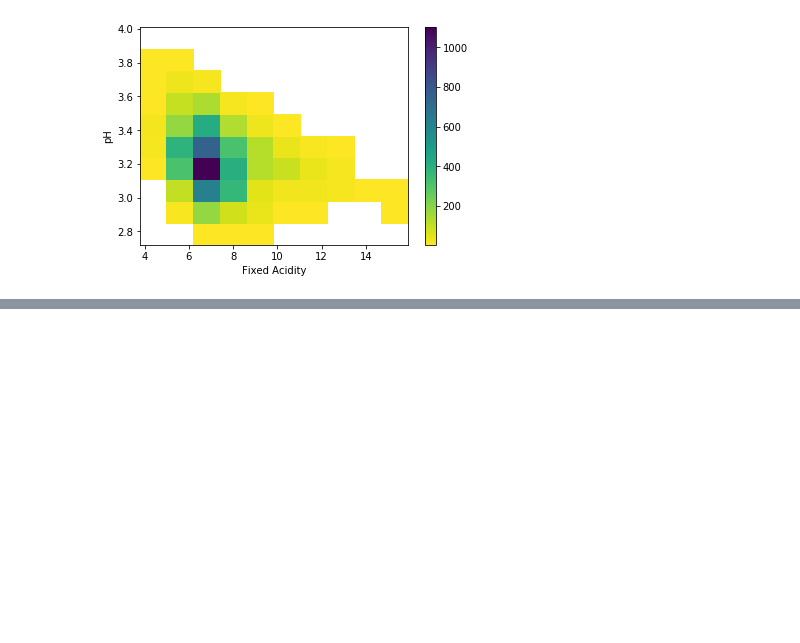
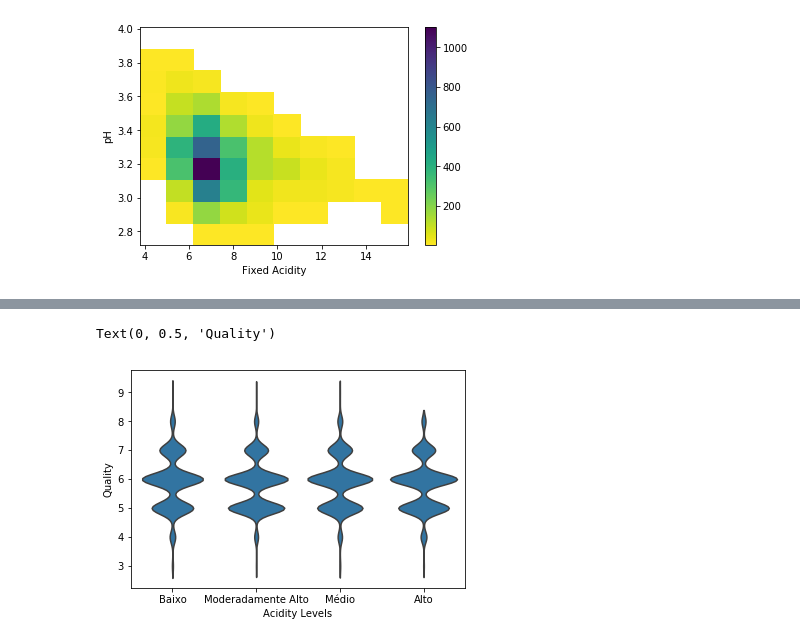
Before and after one commit to rafaelmauricioaraujo/machine_learning, a Jupyter notebook: Matplotlib_Seaborn/Matplotlib and Seaborn.ipynb, the cells around one changed output, grey strips where cells are left out. Drawn from its saved outputs; the diff is of its cells as text; code cells hidden in the pictures; blank space fills up the shorter version.

```diff
--- a/Matplotlib_Seaborn/Matplotlib and Seaborn.ipynb
+++ b/Matplotlib_Seaborn/Matplotlib and Seaborn.ipynb
@@ -163,0 +173,8 @@ Text(0, 0.5, 'pH')
+# %%
+base_color = sb.color_palette()[0]
+sb.violinplot(data=wine_data, x = 'acidity_levels', y = 'quality', color = base_color, inner = None)
+plt.xlabel('Acidity Levels')
+plt.ylabel('Quality')
+# %% [output]
+Text(0, 0.5, 'Quality')
+[figure, added]
```
Also changed, not shown: parts of 4 cells of this notebook.
